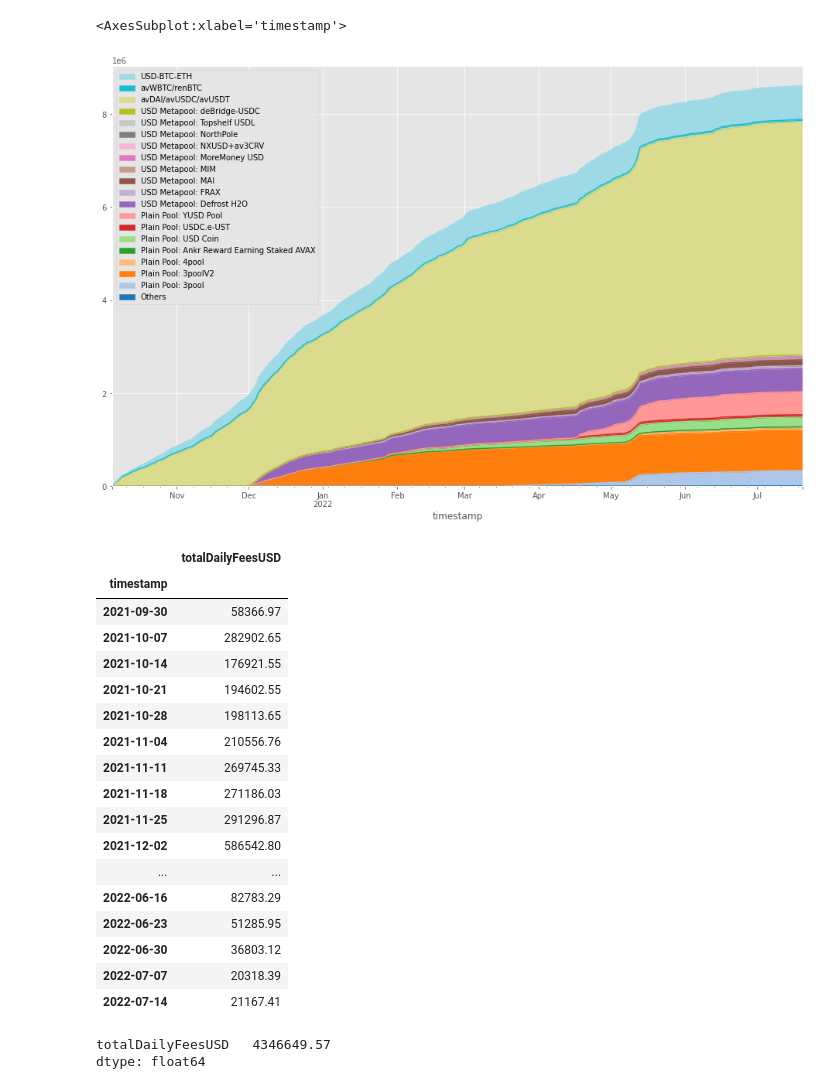
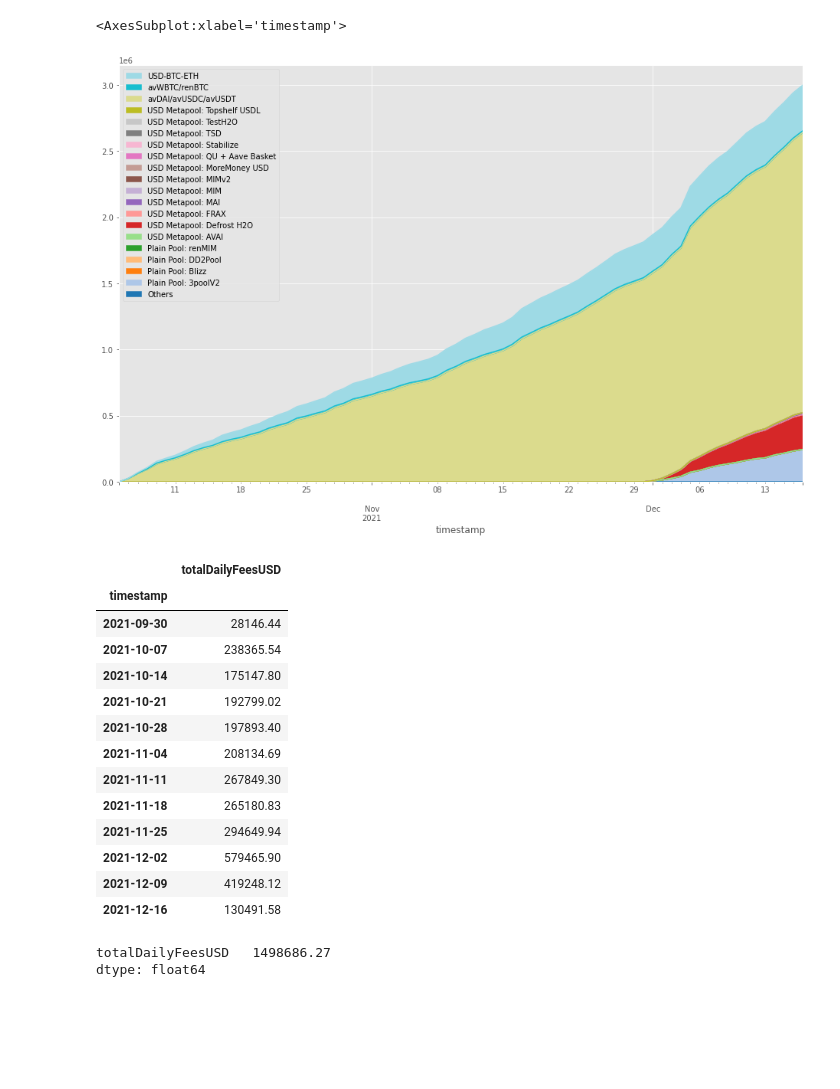
Before and after one commit to benber86/curve-fees, a Jupyter notebook: Avalanche Fees.ipynb, the cells around one changed output. Saved outputs shown, nothing was run; the diff lists cells and outputs as text; code cells hidden in the pictures; blank space fills up the shorter version.

```diff
--- a/Avalanche Fees.ipynb
+++ b/Avalanche Fees.ipynb
@@ -6,6 +6,7 @@ import matplotlib.pyplot as plt
 plt.style.use('ggplot')
 
 GRT_QUERY_ENDPOINT = "https://api.thegraph.com/subgraphs/name/convex-community/volume-avalanche-test"
+GRT_QUERY_ENDPOINT = "https://api.thegraph.com/subgraphs/id/QmdednjJY6HyGHQuN9jgFKJEPrAEh9f3oHgPQfN3gev21s"
 
 def grt_query(query):
     r = requests.post(GRT_QUERY_ENDPOINT, json={'query': query})
@@ -55,18 +56,18 @@ df
 # %%
 df['cumulativeDailyFeesUSD'] = (df['totalDailyFeesUSD']).groupby(df['id']).cumsum()
-chart_data = df[['name', 'timestamp', 'cumulativeDailyFeesUSD']].pivot_table('cumulativeDailyFeesUSD', ['timestamp'], 'name')
+chart_data = df[['name', 'timestamp', 'cumulativeDailyFeesUSD']].pivot_table('cumulativeDailyFeesUSD', ['timestamp'], 'name', aggfunc='sum')
 top_performers = chart_data.mean().sort_values(ascending=False)[:19].index.tolist()
 df_others = df.copy()
 df_others['name'] = df_others['name'].apply(lambda x: x if x in top_performers else 'Others')
 df['cumulativeDailyFeesUSD'] = (df['totalDailyFeesUSD']).groupby(df['id']).cumsum()
-chart_data_others = df_others[['name', 'timestamp', 'cumulativeDailyFeesUSD']].pivot_table('cumulativeDailyFeesUSD', ['timestamp'], 'name')
+chart_data_others = df_others[['name', 'timestamp', 'cumulativeDailyFeesUSD']].pivot_table('cumulativeDailyFeesUSD', ['timestamp'], 'name',  aggfunc='sum')
 chart_data_others['Others'] = df_others[df_others['name'] == 'Others'][['timestamp', 'cumulativeDailyFeesUSD']].groupby('timestamp').sum()['cumulativeDailyFeesUSD']
 chart_data_others.columns = [s.replace('Curve.fi Factory ', '').replace('Curve.fi ', '').replace('Curve ', '') for s in chart_data_others.columns]
 cols = chart_data_others.columns.tolist()
 chart_data_others[([cols[-1], *cols[1:-1], cols[0]])].plot.area(figsize=(16, 10), legend='reverse', colormap="tab20")
 # %% [output]
 <AxesSubplot:xlabel='timestamp'>
-[figure, old version]
+[figure, new version]
 # %%
 WEEK = 3600 * 24 * 7
 df_week = pd.DataFrame([{k: v for k, v in dict({key: val for key, val in entry.items() if key in ['id', 'isV2', 'name']}, **snapshot).items()} for entry in data for snapshot in entry['dailyPoolSnapshots']])
@@ -78,24 +79,20 @@ df_week[['totalDailyFeesUSD', 'timestamp', 'name', 'id']].groupby(['timestamp'])
 # %% [output]
 |  | totalDailyFeesUSD |
 | timestamp |  |
-| 2021-09-30 | 58366.97 |
-| 2021-10-07 | 282902.65 |
-| 2021-10-14 | 176921.55 |
-| 2021-10-21 | 194602.55 |
-| 2021-10-28 | 198113.65 |
-| 2021-11-04 | 210556.76 |
-| 2021-11-11 | 269745.33 |
-| 2021-11-18 | 271186.03 |
-| 2021-11-25 | 291296.87 |
-| 2021-12-02 | 586542.80 |
-| ... | ... |
-| 2022-06-16 | 82783.29 |
-| 2022-06-23 | 51285.95 |
-| 2022-06-30 | 36803.12 |
-| 2022-07-07 | 20318.39 |
-| 2022-07-14 | 21167.41 |
+| 2021-09-30 | 28146.44 |
+| 2021-10-07 | 238365.54 |
+| 2021-10-14 | 175147.80 |
+| 2021-10-21 | 192799.02 |
+| 2021-10-28 | 197893.40 |
+| 2021-11-04 | 208134.69 |
+| 2021-11-11 | 267849.30 |
+| 2021-11-18 | 265180.83 |
+| 2021-11-25 | 294649.94 |
+| 2021-12-02 | 579465.90 |
+| 2021-12-09 | 419248.12 |
+| 2021-12-16 | 130491.58 |
 # %%
 df_week[['totalDailyFeesUSD', 'timestamp', 'name', 'id']].groupby(['timestamp']).sum().sum() / 2
 # %% [output]
-totalDailyFeesUSD   4346649.57
+totalDailyFeesUSD   1498686.27
 dtype: float64
```
Also changed, not shown: parts of 1 cell of this notebook, 4 other files.
